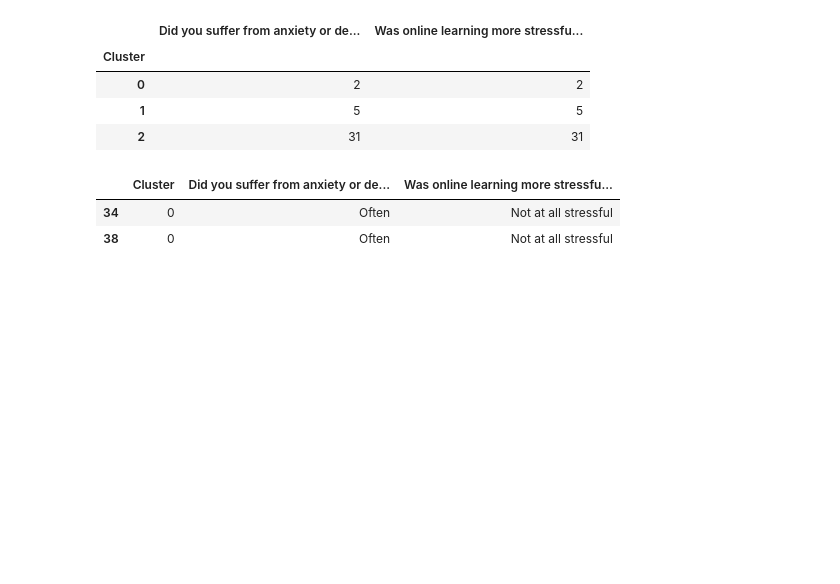
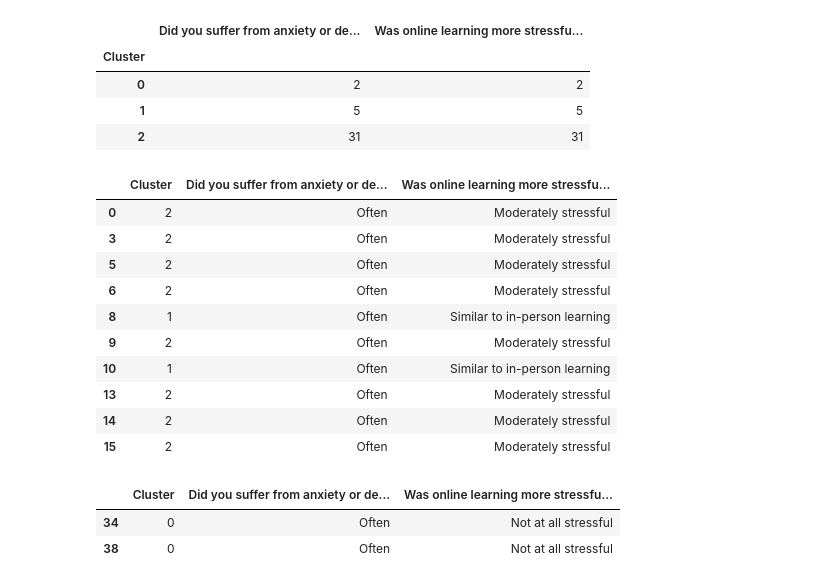
Before and after one commit to abdulbhutta/Summer-Research-2022, a Jupyter notebook: DataAnalysis.ipynb, the cells around one changed output. Saved outputs shown, nothing was run; the diff lists cells and outputs as text; code cells hidden in the pictures; blank space fills up the shorter version.

```diff
--- a/DataAnalysis.ipynb
+++ b/DataAnalysis.ipynb
@@ -192,6 +192,20 @@ Starting iterations...
 | 0 | 2 | 2 |
 | 1 | 5 | 5 |
 | 2 | 31 | 31 |
+# %%
+Analysis1.head(10)
+# %% [output]
+|  | Cluster | Did you suffer from anxiety or de... | Was online learning more stressfu... |
+| 0 | 2 | Often | Moderately stressful |
+| 3 | 2 | Often | Moderately stressful |
+| 5 | 2 | Often | Moderately stressful |
+| 6 | 2 | Often | Moderately stressful |
+| 8 | 1 | Often | Similar to in-person learning |
+| 9 | 2 | Often | Moderately stressful |
+| 10 | 1 | Often | Similar to in-person learning |
+| 13 | 2 | Often | Moderately stressful |
+| 14 | 2 | Often | Moderately stressful |
+| 15 | 2 | Often | Moderately stressful |
 # %%
 Analysis1[Analysis1['Cluster'] == 0].head(20)
 # %% [output]
```
Also changed, not shown: parts of 3 cells of this notebook, 1 other file.
